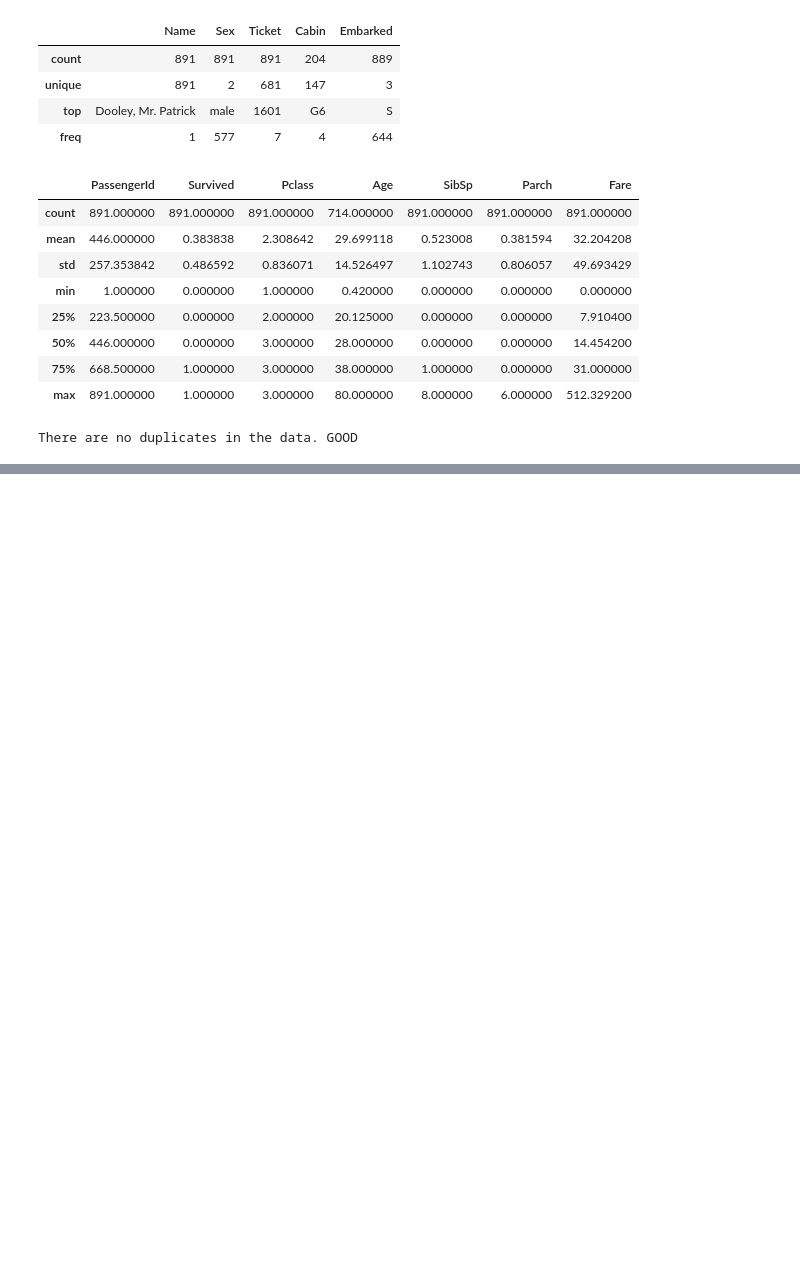
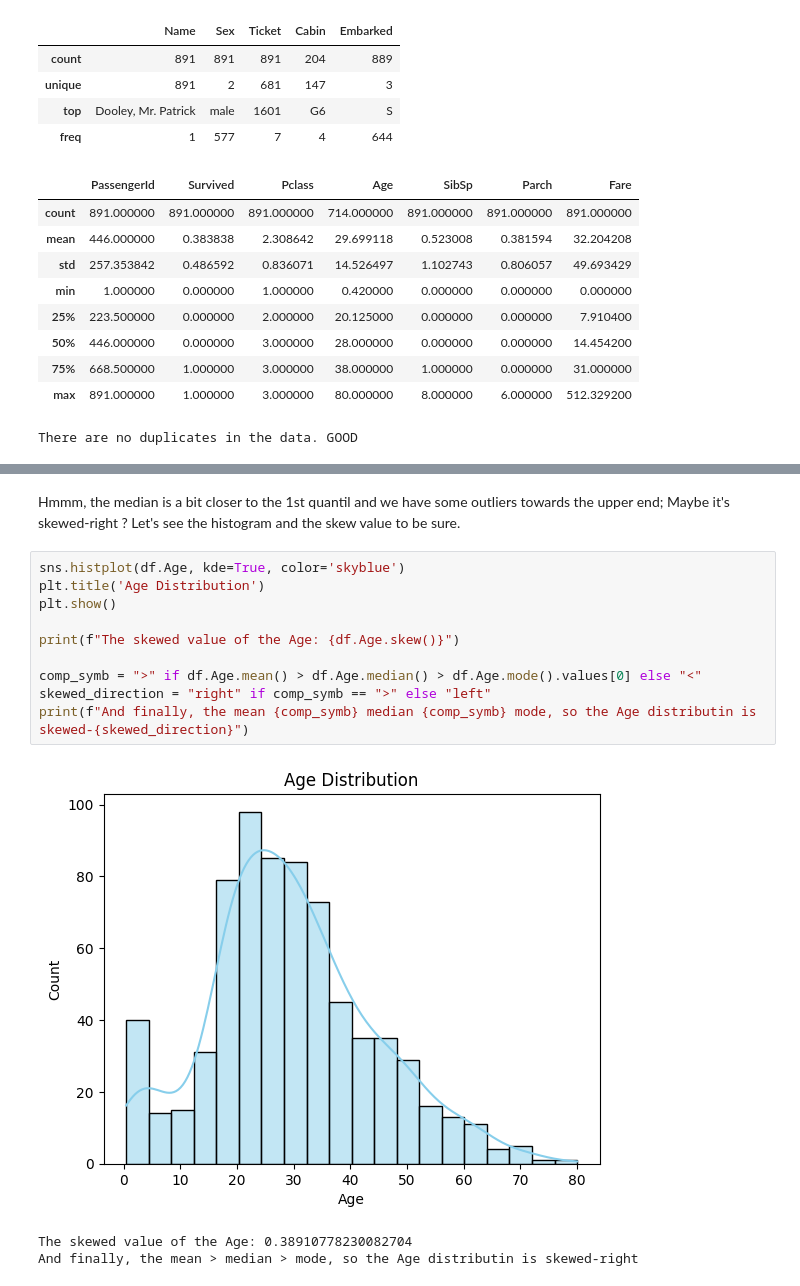
Before and after one commit to MedChahb/titanic_survivability, a Jupyter notebook: titanic.ipynb, the cells around one changed output, grey strips where cells are left out. Cells and saved outputs as stored; diff of their text form; blank space fills up the shorter version.

```diff
--- a/titanic.ipynb
+++ b/titanic.ipynb
@@ -101,0 +113,16 @@ As we saw, the data that we using has missing values and non-numerical values, s
+# %% [markdown]
+Hmmm, the median is a bit closer to the 1st quantil and we have some outliers towards the upper end; Maybe it's skewed-right ? Let's see the histogram and the skew value to be sure.
+# %%
+sns.histplot(df.Age, kde=True, color='skyblue')
+plt.title('Age Distribution')
+plt.show()
+
+print(f"The skewed value of the Age: {df.Age.skew()}")
+
+comp_symb = ">" if df.Age.mean() > df.Age.median() > df.Age.mode().values[0] else "<"
+skewed_direction = "right" if comp_symb == ">" else "left"
+print(f"And finally, the mean {comp_symb} median {comp_symb} mode, so the Age distributin is skewed-{skewed_direction}")
+# %% [output]
+[figure, added]
+The skewed value of the Age: 0.38910778230082704
+And finally, the mean > median > mode, so the Age distributin is skewed-right
```
Also changed, not shown: parts of 14 cells of this notebook.
